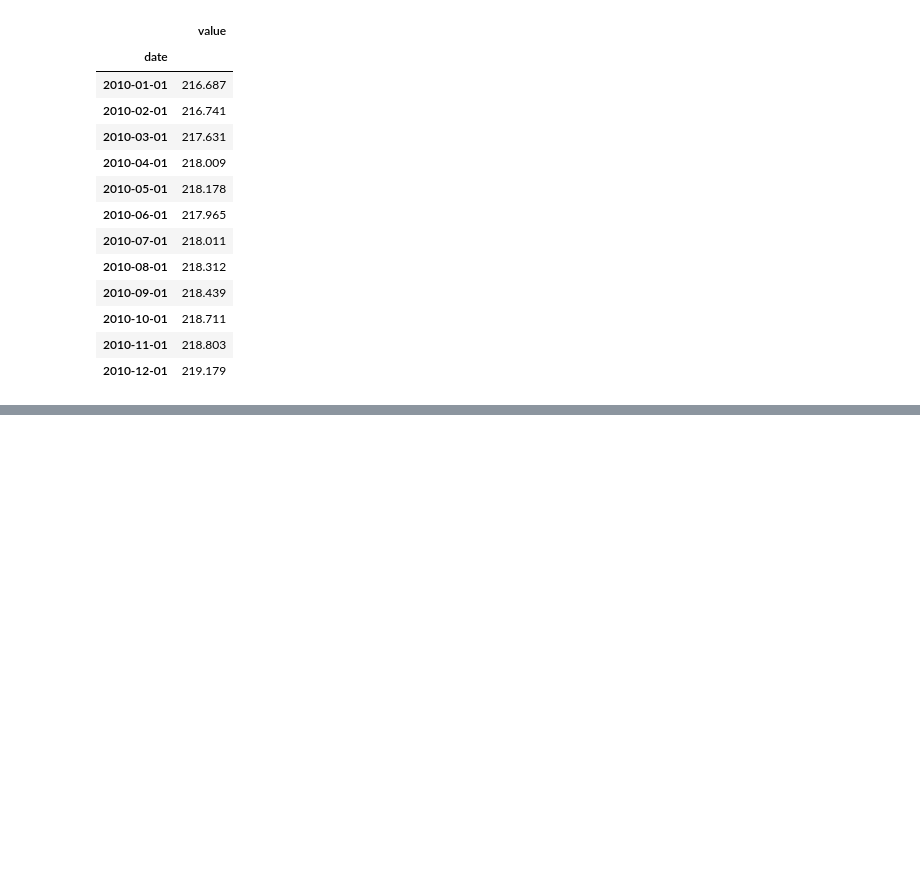
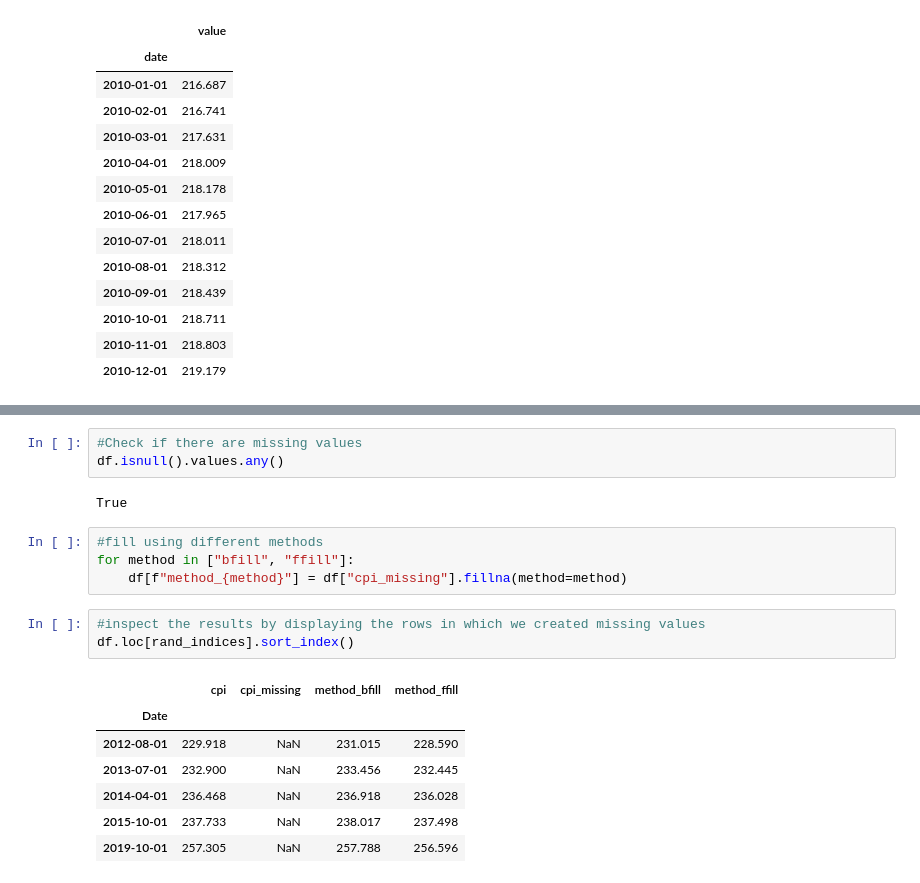
Before and after one commit to softwareeng1/Acquiring-financial-data, a Jupyter notebook: Dataprocessing.ipynb, the cells around one changed output, grey strips where cells are left out. Saved outputs shown, nothing was run; the diff lists cells and outputs as text; blank space fills up the shorter version.

```diff
--- a/Dataprocessing.ipynb
+++ b/Dataprocessing.ipynb
@@ -131,0 +199,20 @@ df.query('period_type == "monthly" and year >= 2010') \
+# %%
+#Check if there are missing values
+df.isnull().values.any()
+# %% [output]
+True
+# %%
+#fill using different methods
+for method in ["bfill", "ffill"]:
+    df[f"method_{method}"] = df["cpi_missing"].fillna(method=method)
+# %%
+#inspect the results by displaying the rows in which we created missing values
+df.loc[rand_indices].sort_index()
+# %% [output]
+|  | cpi | cpi_missing | method_bfill | method_ffill |
+| Date |  |  |  |  |
+| 2012-08-01 | 229.918 | NaN | 231.015 | 228.590 |
+| 2013-07-01 | 232.900 | NaN | 233.456 | 232.445 |
+| 2014-04-01 | 236.468 | NaN | 236.918 | 236.028 |
+| 2015-10-01 | 237.733 | NaN | 238.017 | 237.498 |
+| 2019-10-01 | 257.305 | NaN | 257.788 | 256.596 |
```
Also changed, not shown: parts of 14 cells of this notebook.
